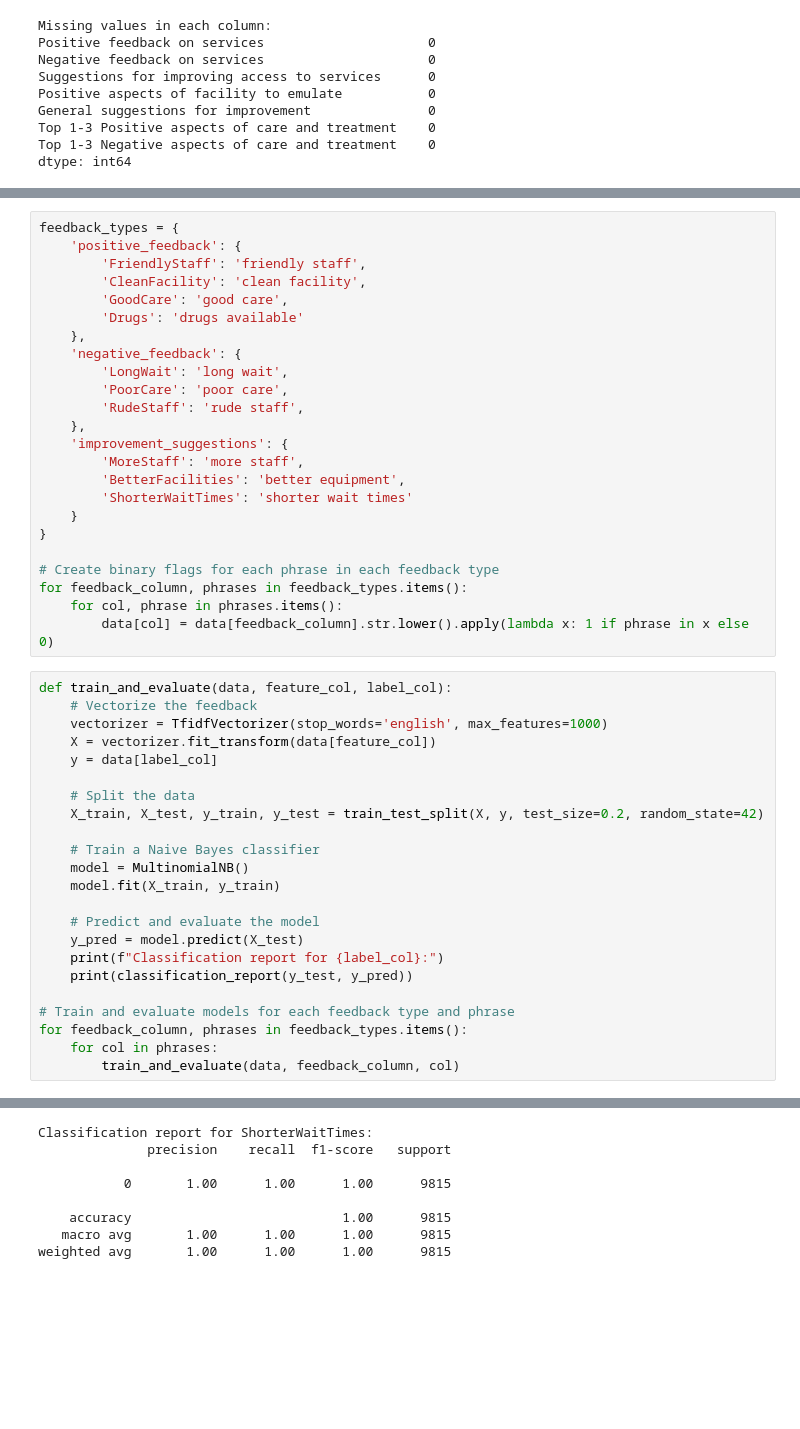
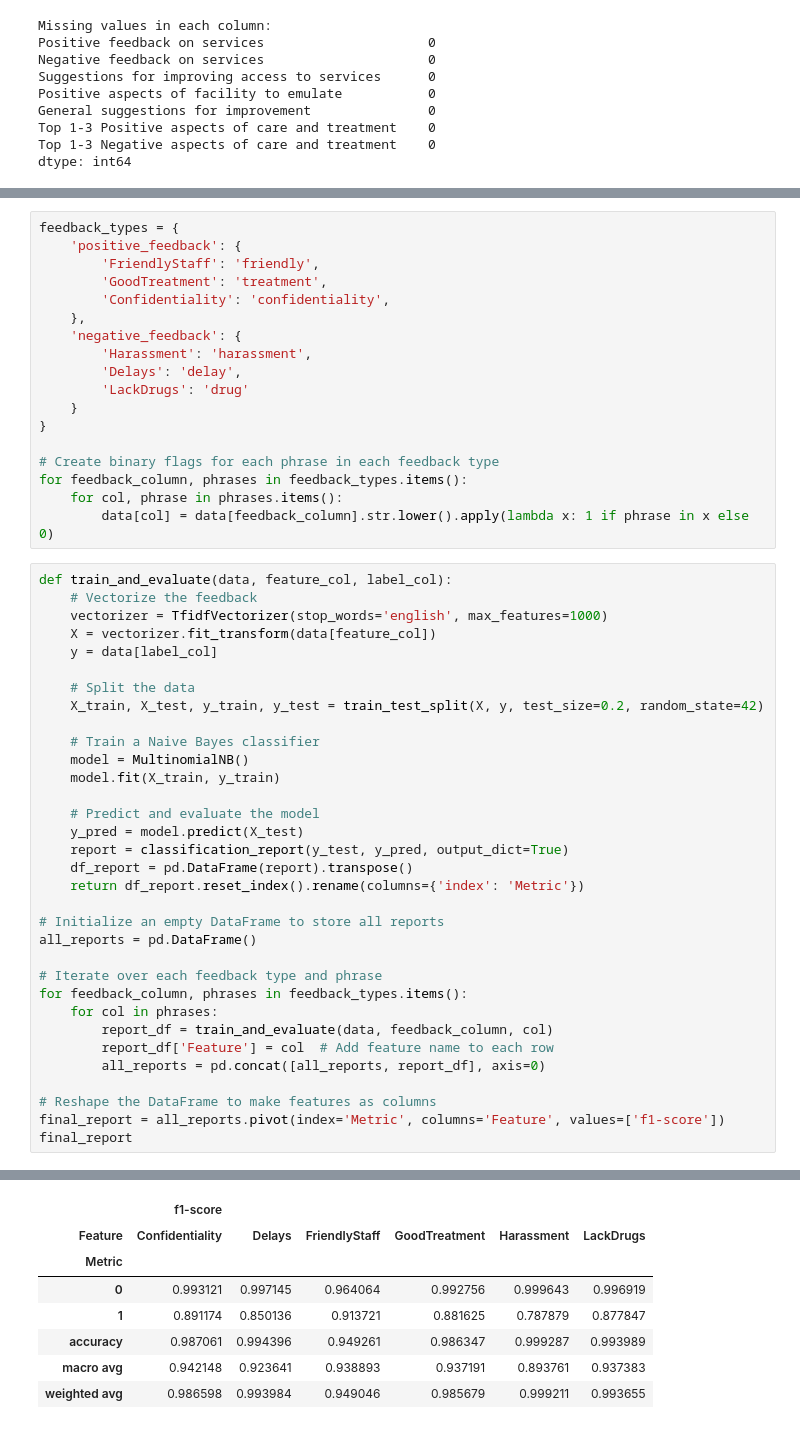
Before and after one commit to ogambamaria/mod5_tuda, a Jupyter notebook: tuda_100060.ipynb, the cells around one changed output, grey strips where cells are left out. Saved outputs shown, nothing was run; the diff lists cells and outputs as text; blank space fills up the shorter version.

```diff
--- a/tuda_100060.ipynb
+++ b/tuda_100060.ipynb
@@ -254,20 +310,14 @@ Topic 1 - "service," "good," "friendly," "staff," "free," are significant for th
 # %%
 feedback_types = {
     'positive_feedback': {
-        'FriendlyStaff': 'friendly staff',
-        'CleanFacility': 'clean facility',
-        'GoodCare': 'good care',
-        'Drugs': 'drugs available'
+        'FriendlyStaff': 'friendly',
+        'GoodTreatment': 'treatment',
+        'Confidentiality': 'confidentiality',
     },
     'negative_feedback': {
-        'LongWait': 'long wait',
-        'PoorCare': 'poor care',
-        'RudeStaff': 'rude staff',
-    },
-    'improvement_suggestions': {
-        'MoreStaff': 'more staff',
-        'BetterFacilities': 'better equipment',
-        'ShorterWaitTimes': 'shorter wait times'
+        'Harassment': 'harassment',
+        'Delays': 'delay',
+        'LackDrugs': 'drug'
     }
 }
 
@@ -291,11 +341,21 @@ def train_and_evaluate(data, feature_col, label_col):
 
     # Predict and evaluate the model
     y_pred = model.predict(X_test)
-    print(f"Classification report for {label_col}:")
-    print(classification_report(y_test, y_pred))
+    report = classification_report(y_test, y_pred, output_dict=True)
+    df_report = pd.DataFrame(report).transpose()
+    return df_report.reset_index().rename(columns={'index': 'Metric'})
 
-# Train and evaluate models for each feedback type and phrase
+# Initialize an empty DataFrame to store all reports
+all_reports = pd.DataFrame()
+
+# Iterate over each feedback type and phrase
 for feedback_column, phrases in feedback_types.items():
     for col in phrases:
-        train_and_evaluate(data, feedback_column, col)
+        report_df = train_and_evaluate(data, feedback_column, col)
+        report_df['Feature'] = col  # Add feature name to each row
+        all_reports = pd.concat([all_reports, report_df], axis=0)
+
+# Reshape the DataFrame to make features as columns
+final_report = all_reports.pivot(index='Metric', columns='Feature', values=['f1-score'])
+final_report
 # %% [output]
@@ -384,8 +362,8 @@ weighted avg       1.00      1.00      1.00      9815
-Classification report for ShorterWaitTimes:
-              precision    recall  f1-score   support
-
-           0       1.00      1.00      1.00      9815
-
-    accuracy                           1.00      9815
-   macro avg       1.00      1.00      1.00      9815
-weighted avg       1.00      1.00      1.00      9815
+|  | f1-score |  |  |  |  |  |
+| Feature | Confidentiality | Delays | FriendlyStaff | GoodTreatment | Harassment | LackDrugs |
+| Metric |  |  |  |  |  |  |
+| 0 | 0.993121 | 0.997145 | 0.964064 | 0.992756 | 0.999643 | 0.996919 |
+| 1 | 0.891174 | 0.850136 | 0.913721 | 0.881625 | 0.787879 | 0.877847 |
+| accuracy | 0.987061 | 0.994396 | 0.949261 | 0.986347 | 0.999287 | 0.993989 |
+| macro avg | 0.942148 | 0.923641 | 0.938893 | 0.937191 | 0.893761 | 0.937383 |
+| weighted avg | 0.986598 | 0.993984 | 0.949046 | 0.985679 | 0.999211 | 0.993655 |
```
Also changed, not shown: parts of 48 cells of this notebook, 5 other files.
